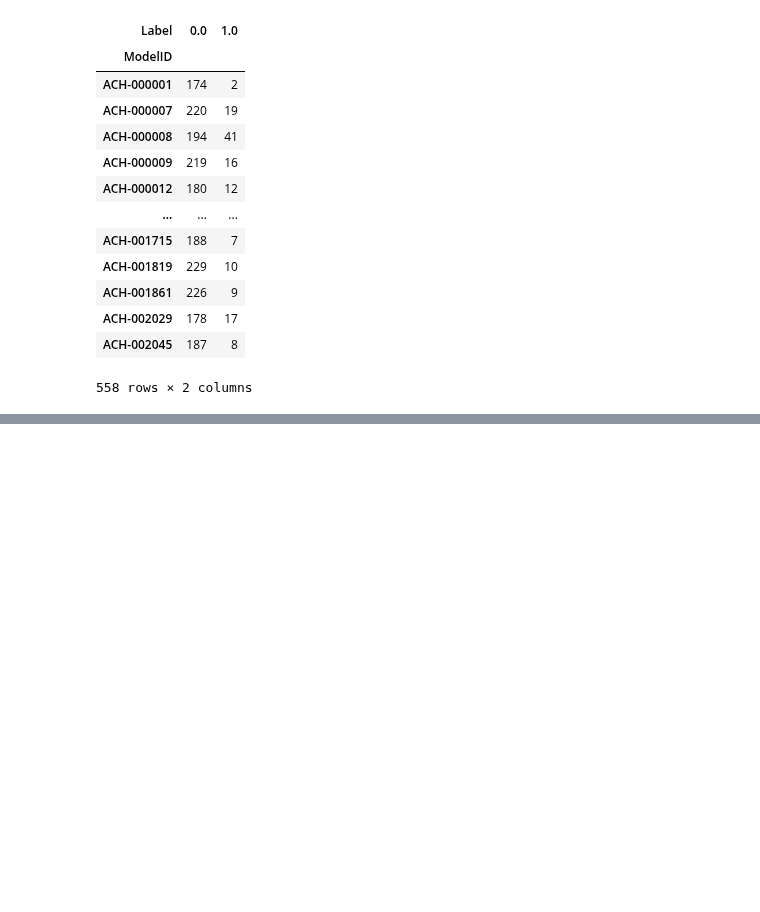
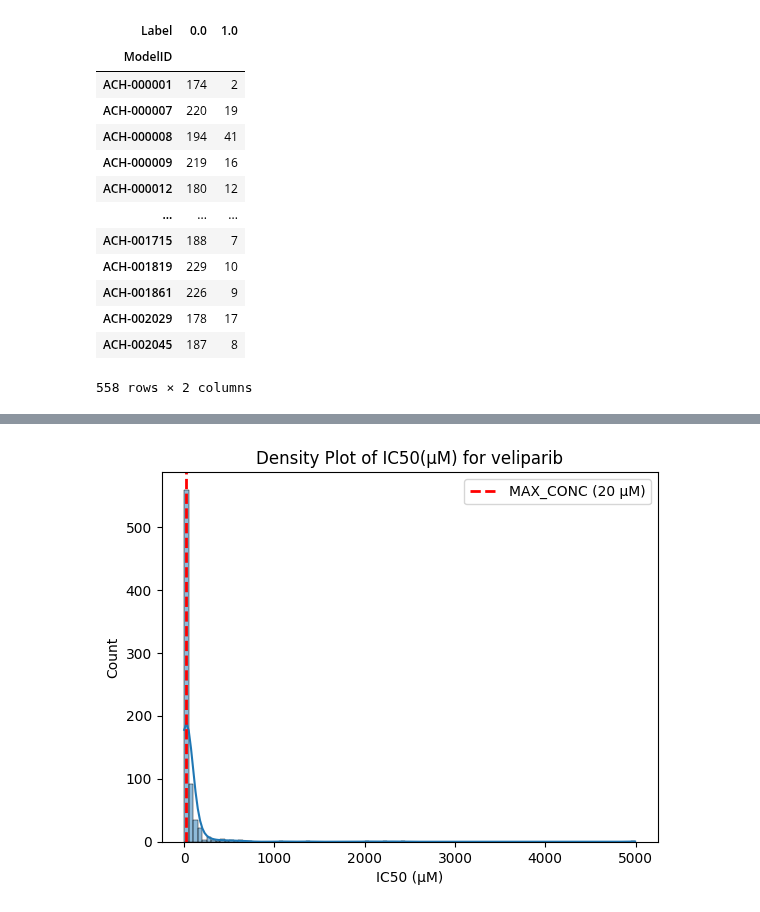
Before and after one commit to chiu-kai/ESPF_OMICS, a Jupyter notebook: utils/data_preprocessing.ipynb, the cells around one changed output, grey strips where cells are left out. Drawn from its saved outputs; the diff is of its cells as text; code cells hidden in the pictures; blank space fills up the shorter version.

```diff
--- a/utils/data_preprocessing.ipynb
+++ b/utils/data_preprocessing.ipynb
@@ -1300,0 +1313,4 @@ sponse_df.groupby(['ModelID', 'Label']).size().unstack(fill_value=0)
+# %%
+import pandas as pd
+GDSC_df = pd.read_csv("./data/GDSC/GDSC2_fitted_dose_response_27Oct23 from GDSC MaxScreen threshold ModelID966 drug230 samples201288.csv", index_col=0, header=0)#
+GDSC_df
@@ -1300,0 +1355,5 @@ sponse_df.groupby(['ModelID', 'Label']).size().unstack(fill_value=0)
+# %%
+drug_df = GDSC_df[GDSC_df['mapped_name'] == '5-azacytidine']
+drug_df
+drug_df["IC50"]= drug_df["lnIC50"].apply(lambda x: np.exp(x))
+drug_df
@@ -1300,0 +1392,16 @@ sponse_df.groupby(['ModelID', 'Label']).size().unstack(fill_value=0)
+# %%
+import matplotlib.pyplot as plt
+import seaborn as sns
+# Use log scale if the data spans a wide range
+# sns.kdeplot(data=drug_df, x='IC50', fill=True, label='IC50')
+sns.histplot(drug_df, x='IC50', bins=100, kde=True)
+# --- 加入垂直線 ---
+plt.axvline(x=20, color='red', linestyle='--', linewidth=2, label='MAX_CONC (20 μM)')
+# Add plot customization (optional)
+plt.title("Density Plot of IC50(μM) for veliparib")
+plt.xlabel("IC50 (μM)")
+plt.ylabel("Count")
+plt.legend()
+plt.show()
+# %% [output]
+[figure, added]
```
Also changed, not shown: parts of 8 cells of this notebook, 1 other file.
